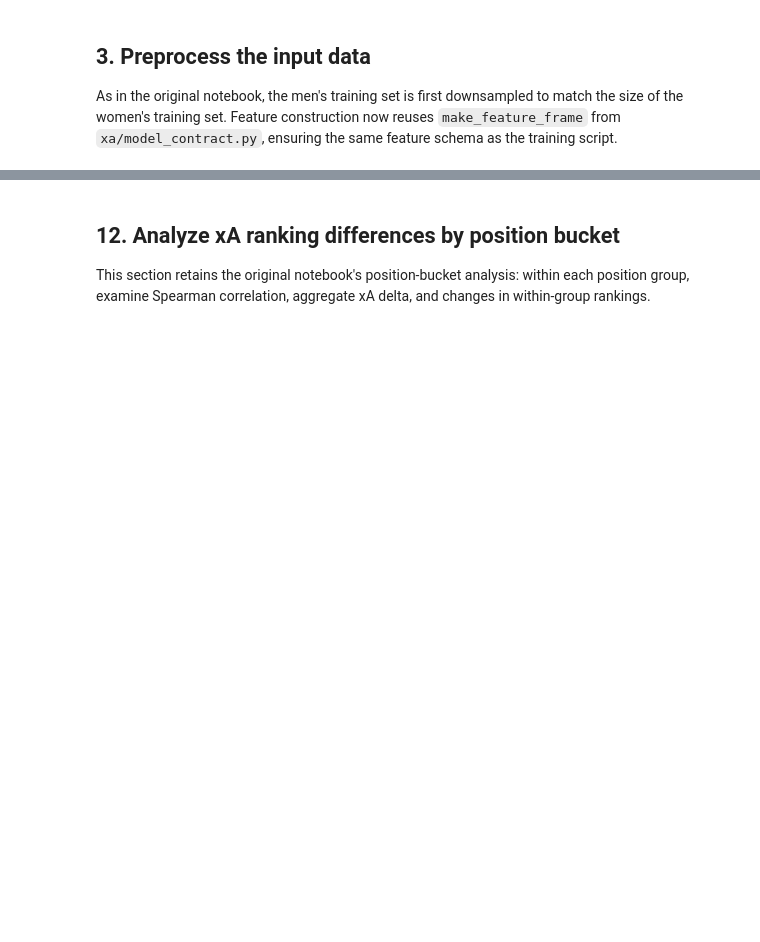
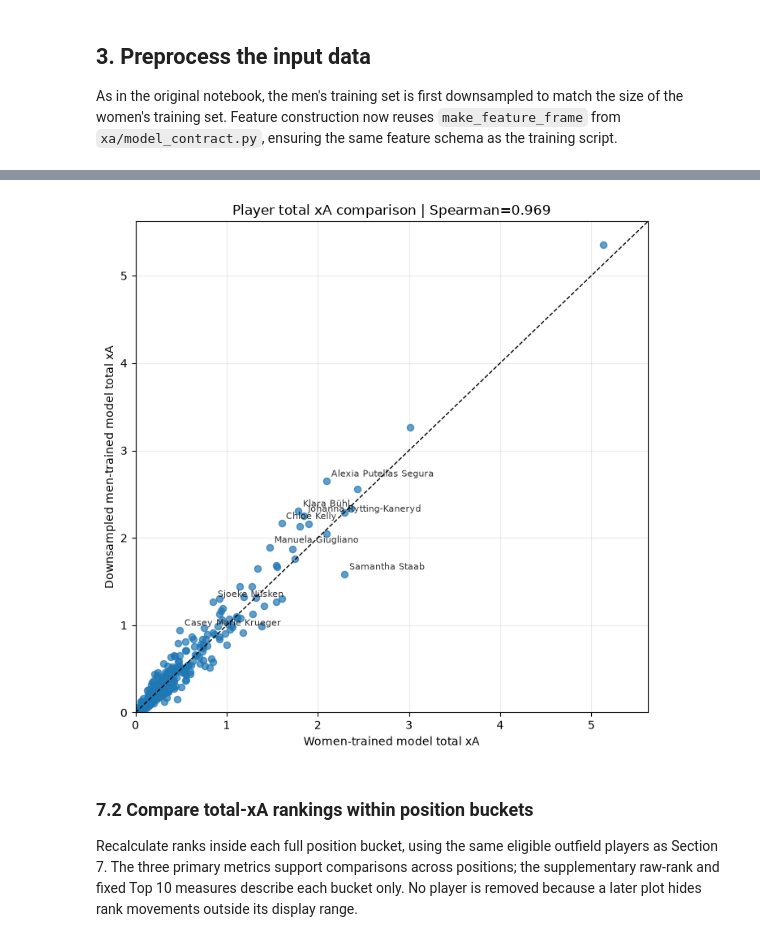
Before and after one commit to VictorYu379/womens-football-metrics-analysis, a Jupyter notebook: enriched_xa_features_competition_events.ipynb, the cells around one changed output, grey strips where cells are left out. Cells and saved outputs as stored; diff of their text form; code cells hidden in the pictures; blank space fills up the shorter version.

```diff
--- a/enriched_xa_features_competition_events.ipynb
+++ b/enriched_xa_features_competition_events.ipynb
@@ -888,7 +1150,49 @@ Note: ridgelines are smoothed histograms shown within [-0.001, +0.001] for reada
+# %%
+def plot_player_xa_comparison(player_rows, men_column, women_column, delta_column, metric_label, rho_value):
+    """Plot the same player cohort using either total xA or per-90 rates."""
+    fig, axis = plt.subplots(figsize=(7, 7))
+
+    axis.scatter(
+        player_rows[women_column],
+        player_rows[men_column],
+        alpha=0.70,
+        s=34,
+    )
+
+    axis_limit = max(0.02, player_rows[[women_column, men_column]].to_numpy().max() * 1.05)
+    axis.plot([0, axis_limit], [0, axis_limit], linestyle="--", color="black", linewidth=1)
+    axis.set_xlim(0, axis_limit)
+    axis.set_ylim(0, axis_limit)
+
+    for row_index, row in player_rows.sort_values(delta_column, ascending=False).head(8).iterrows():
+        label = row["player_name"] if row["player_name"] != "Unknown" else str(row["player_id"])
+        axis.annotate(
+            label,
+            (row[women_column], row[men_column]),
+            fontsize=8,
+            alpha=0.8,
+            xytext=(4, 4),
+            textcoords="offset points",
+        )
+
+    axis.set_xlabel(f"Women-trained model {metric_label}")
+    axis.set_ylabel(f"Downsampled men-trained model {metric_label}")
+    axis.set_title(f"Player {metric_label} comparison | Spearman={rho_value:.3f}")
+    axis.grid(alpha=0.25)
+
+    plt.tight_layout()
+    plt.show()
+
+
+plot_player_xa_comparison(
+    player_xa_comparison, "men_downsampled_xa", "women_xa", "abs_xa_delta", "total xA", rho_xa
+)
+# %% [output]
+[figure, new version]
 # %% [markdown]
-## 12. Analyze xA ranking differences by position bucket
+### 7.2 Compare total-xA rankings within position buckets
 
-This section retains the original notebook's position-bucket analysis: within each position group, examine Spearman correlation, aggregate xA delta, and changes in within-group rankings.
+Recalculate ranks inside each full position bucket, using the same eligible outfield players as Section 7. The three primary metrics support comparisons across positions; the supplementary raw-rank and fixed Top 10 measures describe each bucket only. No player is removed because a later plot hides rank movements outside its display range.
 # %%
 player_xa_by_position = player_xa_comparison.copy()
 
```
Also changed, not shown: parts of 57 cells of this notebook, 6 other files.
